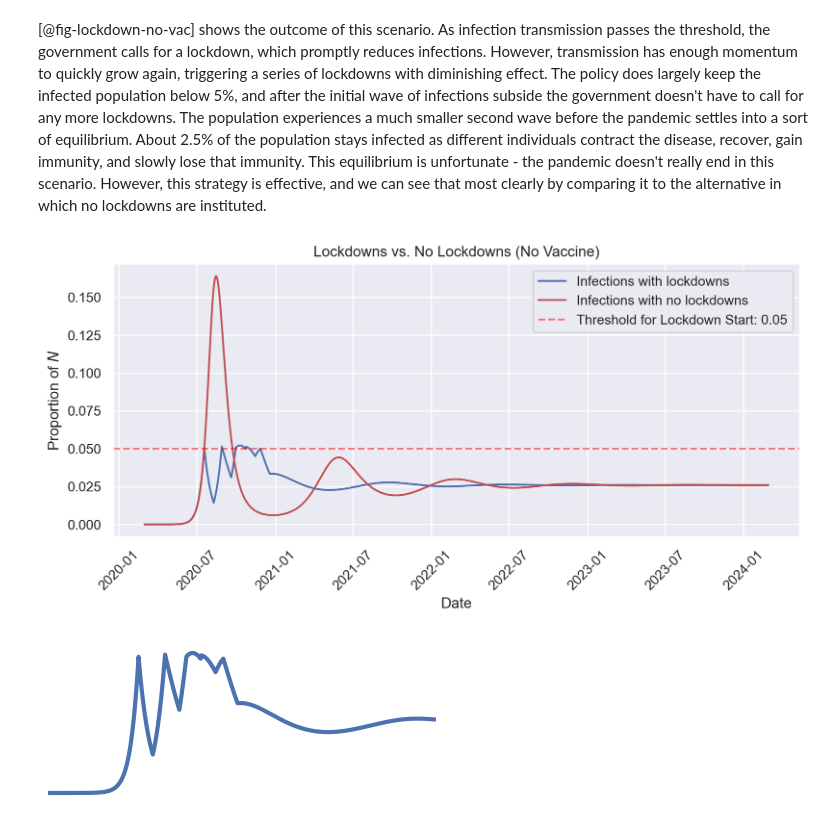
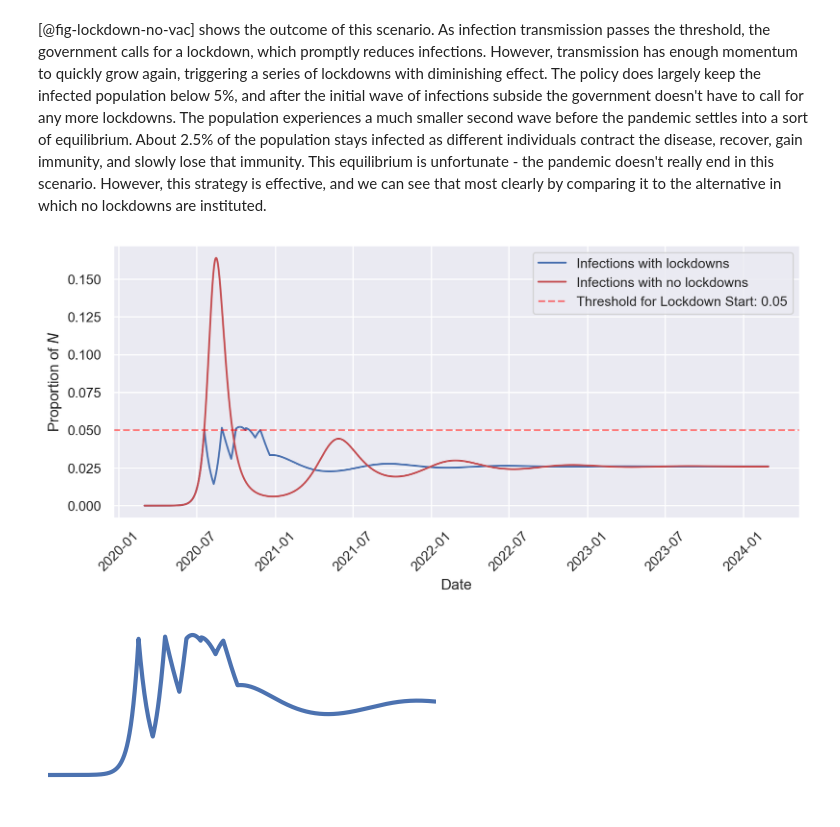
Before and after one commit to peter-amerkhanian/peter-amerkhanian.github.io, a Jupyter notebook: memos/SIR/index.ipynb, the cells around one changed output. Cells and saved outputs as stored; diff of their text form; code cells hidden in the pictures.

Commit message:
fixed plot in ODE memo, notation issue in cov post

```diff
--- a/memos/SIR/index.ipynb
+++ b/memos/SIR/index.ipynb
@@ -279,31 +276,30 @@ df_simple_SIR_no_lock = SIR_model(
 # %%
 #| label: fig-lockdown-v-no
 #| fig-cap: "Lockdowns vs. No Lockdowns (No Vaccine)"
 sns.set()
 fig, axes = plt.subplots(1, 1, figsize=(10, 4), sharey=False, sharex=True)
 # fig.suptitle("Figure 2", y=1.05)
 axes.plot(df_simple_SIR[["Infected"]], "-", c="b", label="Infections with lockdowns")
 axes.plot(
     df_simple_SIR_no_lock[["Infected"]],
     "-",
     c="r",
     label="Infections with no lockdowns",
 )
-axes.set_title("Lockdowns vs. No Lockdowns (No Vaccine)")
 axes.set_xlabel("Date")
 axes.set_ylabel("Proportion of $N$")
 axes.tick_params(axis="x", rotation=45)
 axes.axhline(
     lockdown_threshold,
     c="red",
     linestyle="--",
     alpha=0.5,
     label=f"Threshold for Lockdown Start: {lockdown_threshold}",
 )
 fig.set_dpi(200)
 axes.legend();
 # %% [output]
-[figure, old version]
+[figure, new version]
 # %%
 #| output: false
 # Create a thumbnail
```
Also changed, not shown: parts of 3 cells of this notebook, 1 other file.
